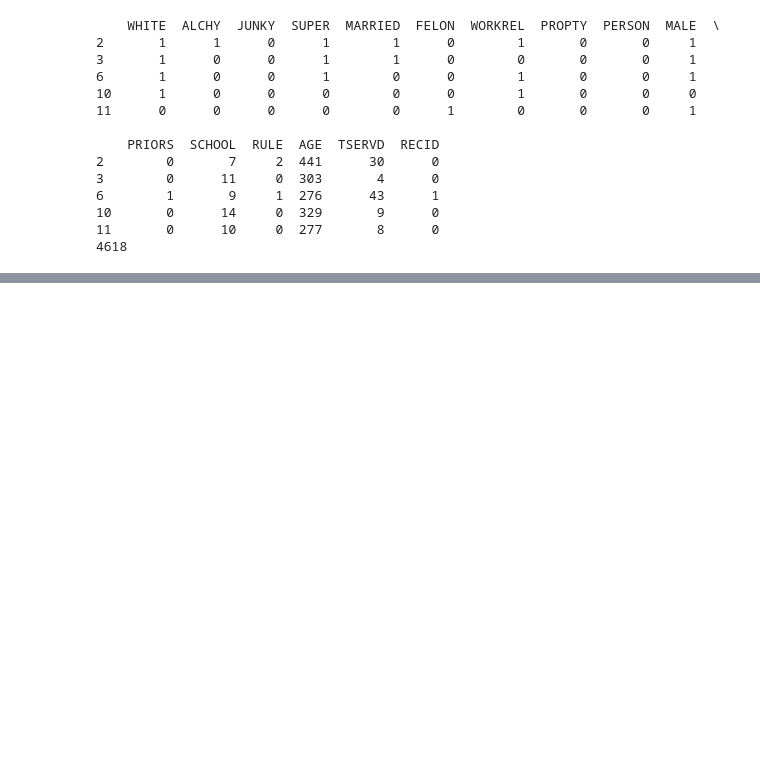
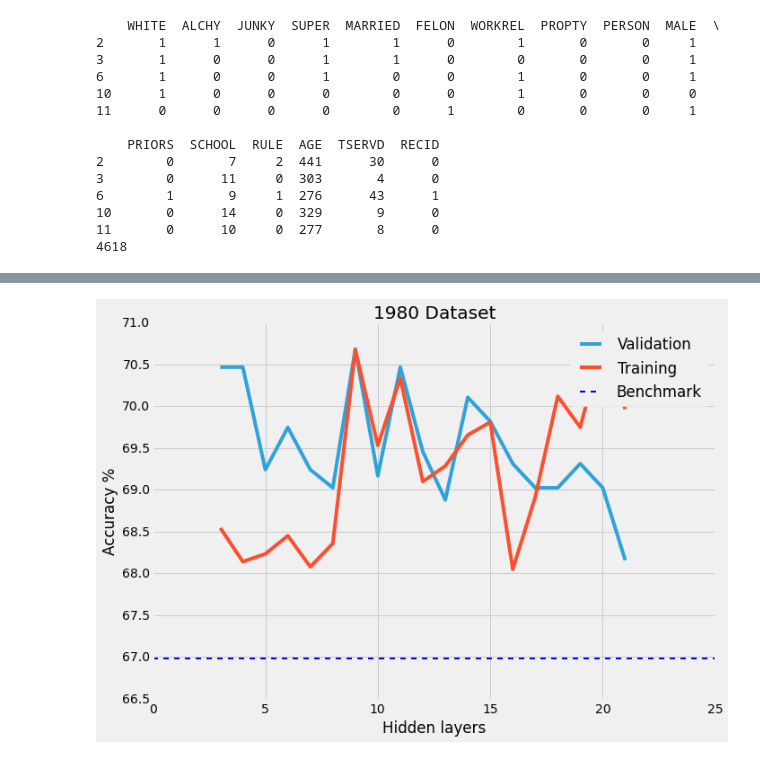
Before and after one commit to foo-bar-baz-qux/aml-project, a Jupyter notebook: nn-recidivism.ipynb, the cells around one changed output, grey strips where cells are left out. Drawn from its saved outputs; the diff is of its cells as text; code cells hidden in the pictures; blank space fills up the shorter version.

```diff
--- a/nn-recidivism.ipynb
+++ b/nn-recidivism.ipynb
@@ -160,0 +238,17 @@ print sorted(resErr)
+# %%
+import matplotlib.pyplot as plt
+%matplotlib inline
+
+plt.style.use('fivethirtyeight')
+plt.figure(figsize=(10, 7))
+vRes = sorted(sRes, key=lambda x: x[2])
+plt.plot(range(3, 22, 1), [100 - x[0] for x in vRes], label='Validation')
+plt.plot(range(3, 22, 1), [100 - x[1] for x in vRes], label='Training')
+plt.axhline(66.98, label='Benchmark', ls='--', lw=2)
+plt.xlabel('Hidden layers')
+plt.ylabel('Accuracy %')
+plt.legend()
+plt.title('1980 Dataset')
+plt.show()
+# %% [output]
+[figure, added]
```
Also changed, not shown: parts of 3 cells of this notebook, 8 other files.
